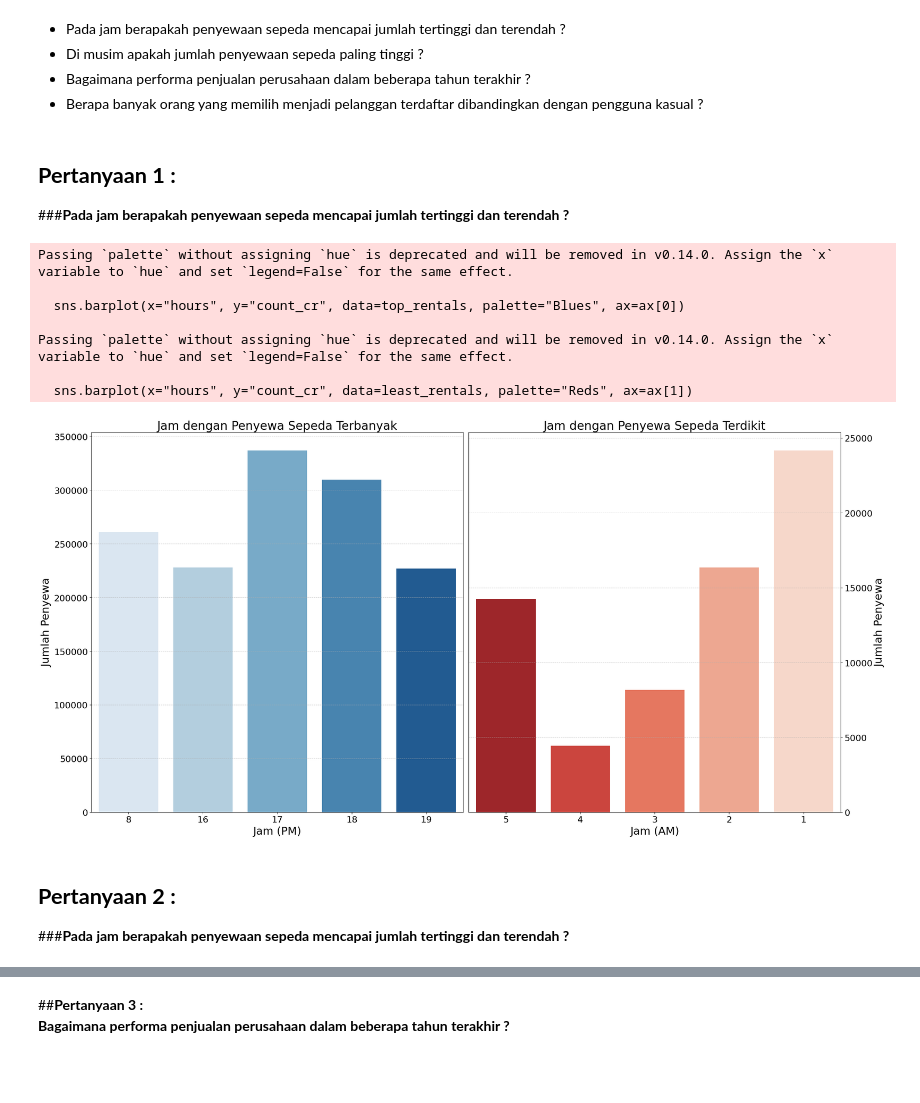
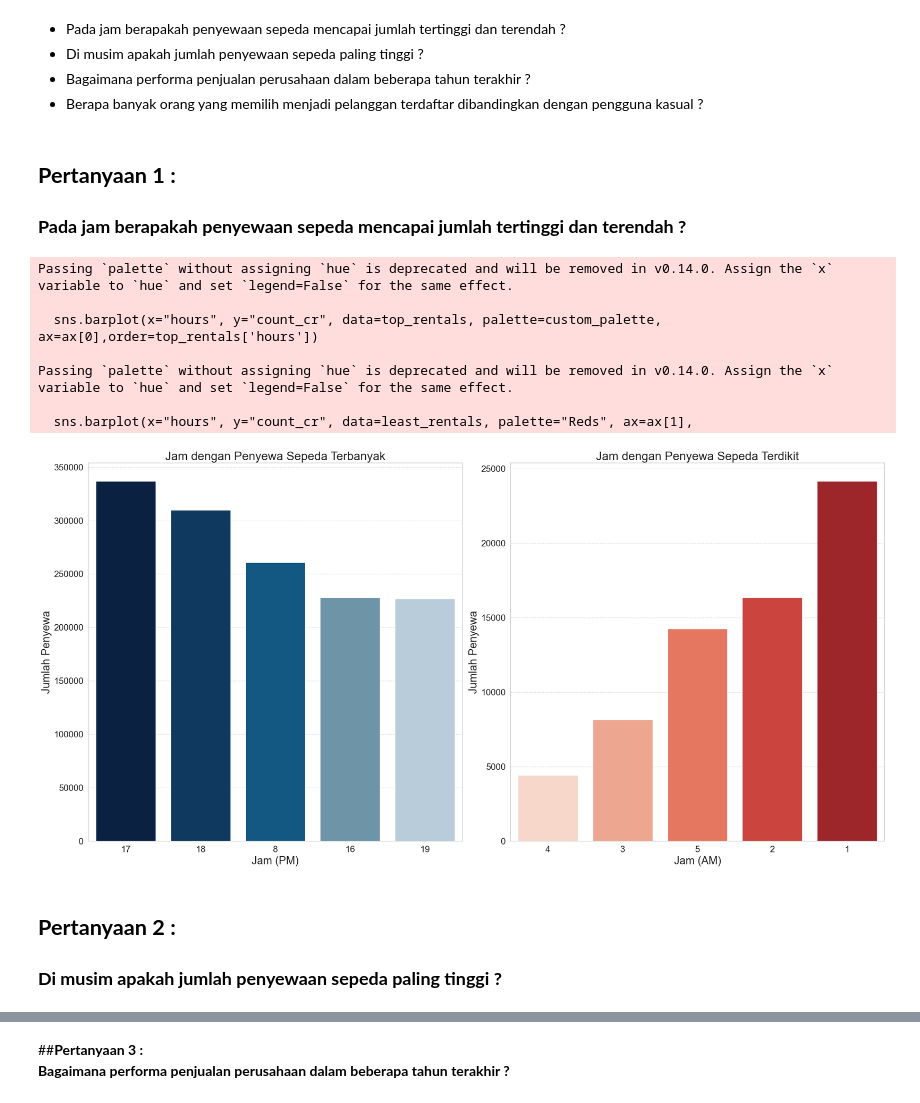
Before and after one commit to renaldipanji/analisis-data-python, a Jupyter notebook: notebook.ipynb, the cells around one changed output, grey strips where cells are left out. Cells and saved outputs as stored; diff of their text form; code cells hidden in the pictures; blank space fills up the shorter version.

Commit message:
update visualisasi

```diff
--- a/notebook.ipynb
+++ b/notebook.ipynb
@@ -442,54 +442,58 @@ plt.show()
 # %% [markdown]
 ## **Pertanyaan 1 :** <br>
 
-###**Pada jam berapakah penyewaan sepeda mencapai jumlah tertinggi dan terendah ?**
+### **Pada jam berapakah penyewaan sepeda mencapai jumlah tertinggi dan terendah ?**
 # %%
 # melakukan grouping terhadap hours dan count_cr
 sum_order_items_df = hour_df.groupby("hours").count_cr.sum().sort_values(ascending=False).reset_index()
 # %%
 # Membuat figur dan sumbu dengan dua subplot
 fig, ax = plt.subplots(nrows=1, ncols=2, figsize=(24, 12))
 
-# Membuat barplot untuk penyewa sepeda terbanyak
-top_rentals = sum_order_items_df.head(5)
-sns.barplot(x="hours", y="count_cr", data=top_rentals, palette="Blues", ax=ax[0])
+# Mengatur warna dari biru tua ke biru muda
+custom_palette = ["#011f4b", "#03396c", "#005b96", "#6497b1", "#b3cde0"]
+
+# Membuat barplot untuk jam dengan penyewa sepeda terbanyak (sorted dari banyak ke sedikit)
+top_rentals = sum_order_items_df.sort_values(by="count_cr", ascending=False).head(5)  # Ambil 5 tertinggi
+sns.barplot(x="hours", y="count_cr", data=top_rentals, palette=custom_palette, ax=ax[0],order=top_rentals['hours'])
 
 # Mengatur label dan judul untuk subplot pertama
 ax[0].set_ylabel("Jumlah Penyewa", fontsize=22)
 ax[0].set_xlabel("Jam (PM)", fontsize=22)
 ax[0].set_title("Jam dengan Penyewa Sepeda Terbanyak", loc="center", fontsize=24)
 ax[0].tick_params(axis='y', labelsize=18)
 ax[0].tick_params(axis='x', labelsize=18)
 ax[0].grid(axis='y', linestyle='--', alpha=0.7)
 
-# Membuat barplot untuk penyewa sepeda terdikit
-least_rentals = sum_order_items_df.sort_values(by="count_cr").head(5)
-sns.barplot(x="hours", y="count_cr", data=least_rentals, palette="Reds", ax=ax[1])
+# Membuat barplot untuk jam dengan penyewa sepeda terdikit (sorted dari rendah ke tinggi)
+least_rentals = sum_order_items_df.sort_values(by="count_cr", ascending=True).head(5)  # Ambil 5 terendah
+ordered_hours_least = least_rentals['hours'].tolist()
+
+# Membuat barplot dari rendah ke tinggi
+sns.barplot(x="hours", y="count_cr", data=least_rentals, palette="Reds", ax=ax[1],
+            order=ordered_hours_least)  # Menambahkan order di sini
 
 # Mengatur label dan judul untuk subplot kedua
 ax[1].set_ylabel("Jumlah Penyewa", fontsize=22)
 ax[1].set_xlabel("Jam (AM)", fontsize=22)
 ax[1].set_title("Jam dengan Penyewa Sepeda Terdikit", loc="center", fontsize=24)
-ax[1].invert_xaxis()  # Membalik sumbu x
-ax[1].yaxis.set_label_position("right")
-ax[1].yaxis.tick_right()
 ax[1].tick_params(axis='y', labelsize=18)
 ax[1].tick_params(axis='x', labelsize=18)
 ax[1].grid(axis='y', linestyle='--', alpha=0.7)
 
-# Menampilkan plot
-plt.tight_layout()  # Mengatur layout agar lebih rapi
+
+plt.tight_layout()
 plt.show()
 # %% [output]
 Passing `palette` without assigning `hue` is deprecated and will be removed in v0.14.0. Assign the `x` variable to `hue` and set `legend=False` for the same effect.
 
-  sns.barplot(x="hours", y="count_cr", data=top_rentals, palette="Blues", ax=ax[0])
+  sns.barplot(x="hours", y="count_cr", data=top_rentals, palette=custom_palette, ax=ax[0],order=top_rentals['hours'])
 
 Passing `palette` without assigning `hue` is deprecated and will be removed in v0.14.0. Assign the `x` variable to `hue` and set `legend=False` for the same effect.
 
-  sns.barplot(x="hours", y="count_cr", data=least_rentals, palette="Reds", ax=ax[1])
+  sns.barplot(x="hours", y="count_cr", data=least_rentals, palette="Reds", ax=ax[1],
-[figure, old version]
+[figure, new version]
 # %% [markdown]
 ## **Pertanyaan 2 :** <br>
 
-###**Pada jam berapakah penyewaan sepeda mencapai jumlah tertinggi dan terendah ?**
+### **Di musim apakah jumlah penyewaan sepeda paling tinggi ?**
```
Also changed, not shown: parts of 8 cells of this notebook.
